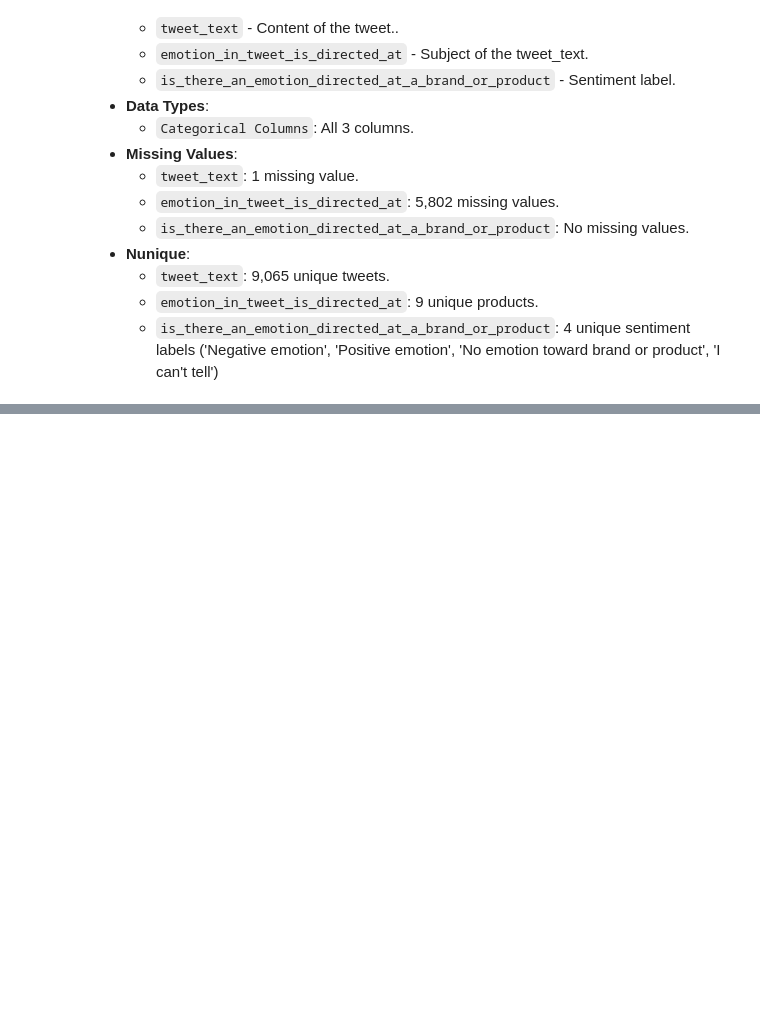
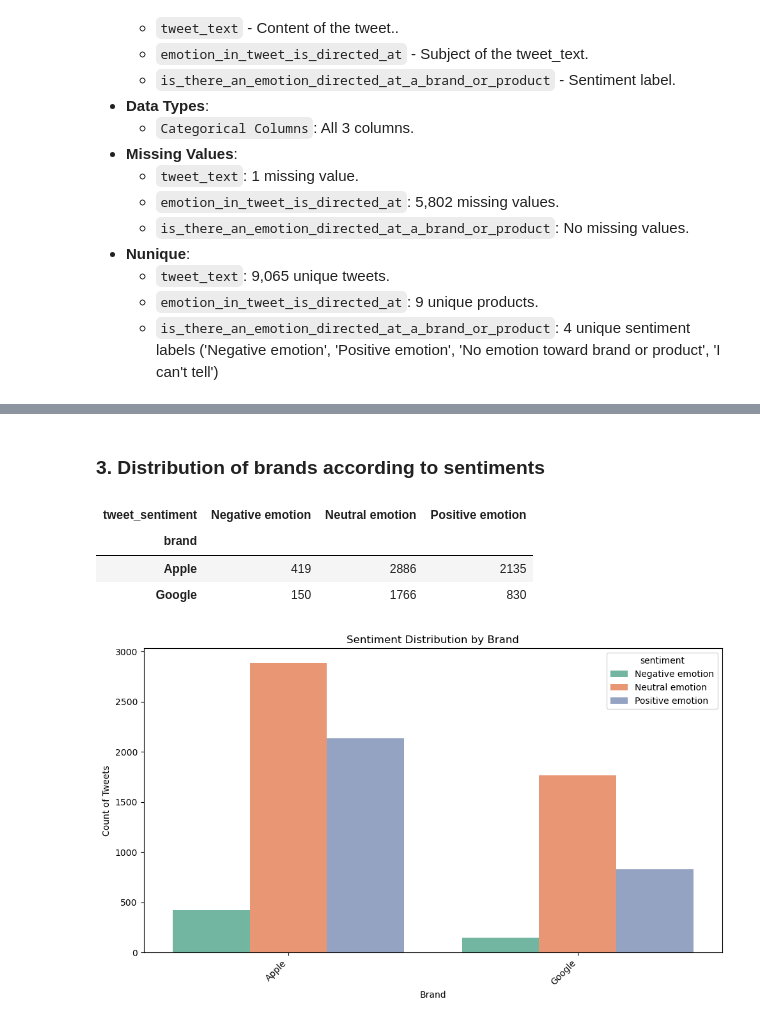
Before and after one commit to mwangikelvin201/GROUP7-Phase4, a Jupyter notebook: index.ipynb, the cells around one changed output, grey strips where cells are left out. Saved outputs shown, nothing was run; the diff lists cells and outputs as text; code cells hidden in the pictures; blank space fills up the shorter version.

Commit message:
data cleaning and eda

```diff
--- a/index.ipynb
+++ b/index.ipynb
@@ -89,0 +258,24 @@ The dataset provides comprehensive information about over 9,000 tweets labeled a
+# %% [markdown]
+### 3. Distribution of brands according to sentiments
+# %%
+sentiment_counts = df.groupby(['brand', 'tweet_sentiment']).size().unstack(fill_value=0)
+sentiment_counts
+# %% [output]
+| tweet_sentiment | Negative emotion | Neutral emotion | Positive emotion |
+| brand |  |  |  |
+| Apple | 419 | 2886 | 2135 |
+| Google | 150 | 1766 | 830 |
+# %%
+
+sentiment_counts = sentiment_counts.reset_index()
+sentiment_counts_melted = sentiment_counts.melt(id_vars='brand', var_name='sentiment', value_name='count')
+
+plt.figure(figsize=(10, 6))
+sns.barplot(x='brand', y='count', hue='sentiment', data=sentiment_counts_melted, palette='Set2')
+plt.title('Sentiment Distribution by Brand')
+plt.xlabel('Brand')
+plt.ylabel('Count of Tweets')
+plt.xticks(rotation=45, ha='right')
+plt.tight_layout()
+# %% [output]
+[figure, added]
```
Also changed, not shown: parts of 20 cells of this notebook.
